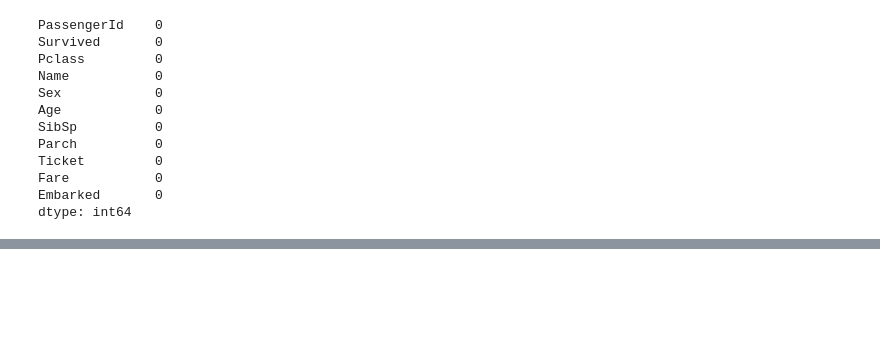
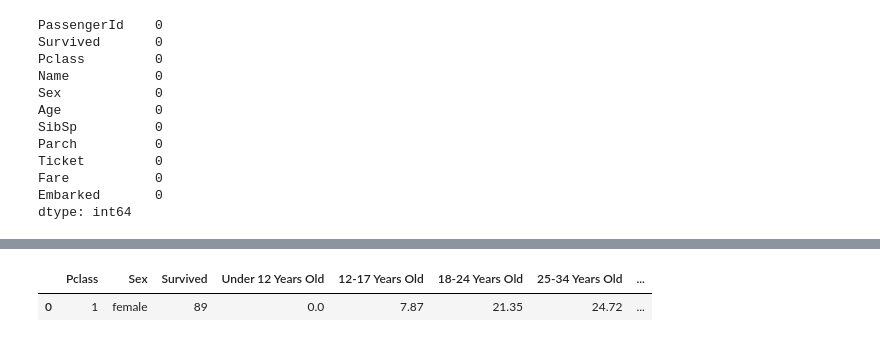
Before and after one commit to mrnguyener21/titanic_analysis, a Jupyter notebook: titanic.ipynb, the cells around one changed output, grey strips where cells are left out. Cells and saved outputs as stored; diff of their text form; code cells hidden in the pictures; blank space fills up the shorter version.

Commit message:
found and justified profile most likely to had survived

```diff
--- a/titanic.ipynb
+++ b/titanic.ipynb
@@ -288,0 +289,7 @@ survival_rate_pclass_gender_age
+# %%
+#which group had the highest overall survivors
+highest_survival_rate = survival_rate_pclass_gender_age.sort_values(by=['Survived'], ascending=False).head(1)
+highest_survival_rate
+# %% [output]
+|  | Pclass | Sex | Survived | Under 12 Years Old | 12-17 Years Old | 18-24 Years Old | 25-34 Years Old | ... |
+| 0 | 1 | female | 89 | 0.0 | 7.87 | 21.35 | 24.72 | ... |
```
Also changed, not shown: parts of 4 cells of this notebook.
